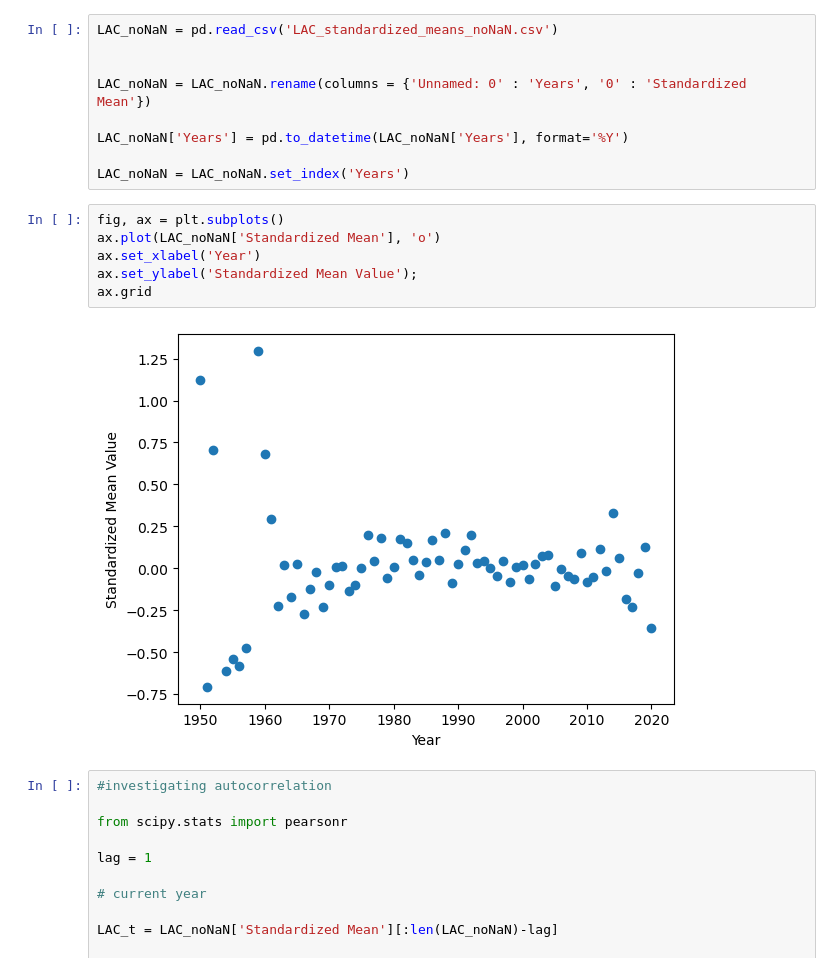
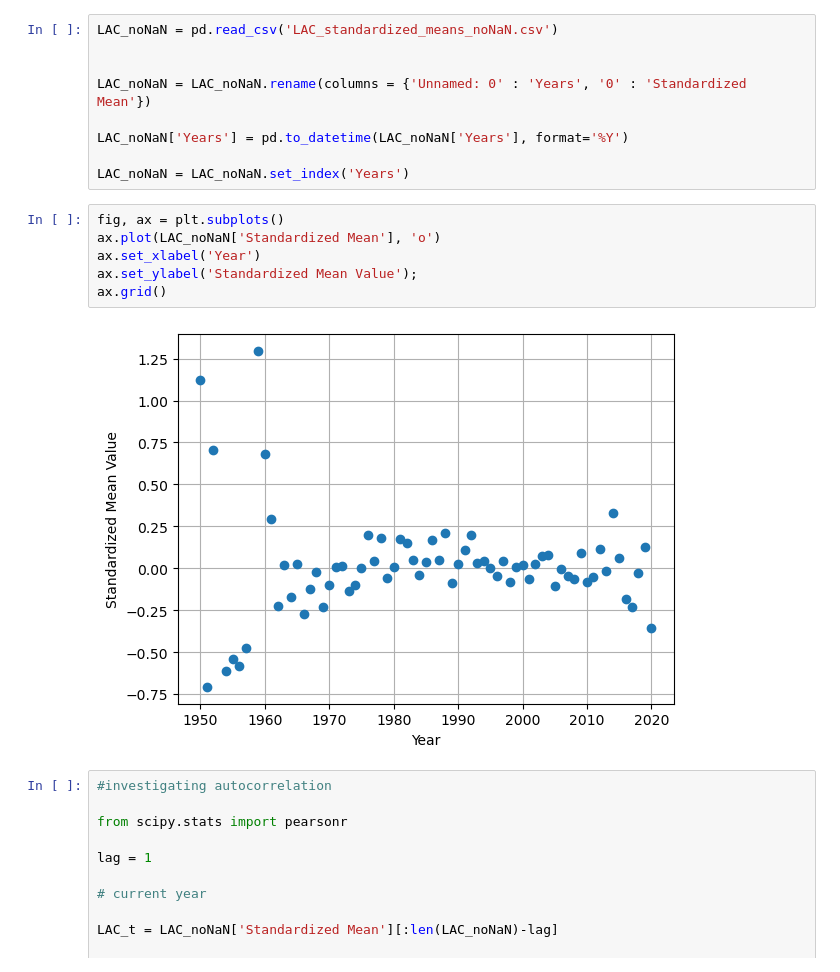
Before and after one commit to ENVS110a-SP23/group1, a Jupyter notebook: Time_Series.ipynb, the cells around one changed output. Drawn from its saved outputs; the diff is of its cells as text.

```diff
--- a/Time_Series.ipynb
+++ b/Time_Series.ipynb
@@ -41,11 +41,11 @@ LAC_noNaN = LAC_noNaN.set_index('Years')
 # %%
 fig, ax = plt.subplots()
 ax.plot(LAC_noNaN['Standardized Mean'], 'o')
 ax.set_xlabel('Year')
 ax.set_ylabel('Standardized Mean Value');
-ax.grid
+ax.grid()
 # %% [output]
-[figure, old version]
+[figure, new version]
 # %%
 #investigating autocorrelation
 
```
Also changed, not shown: parts of 1 cell of this notebook.
